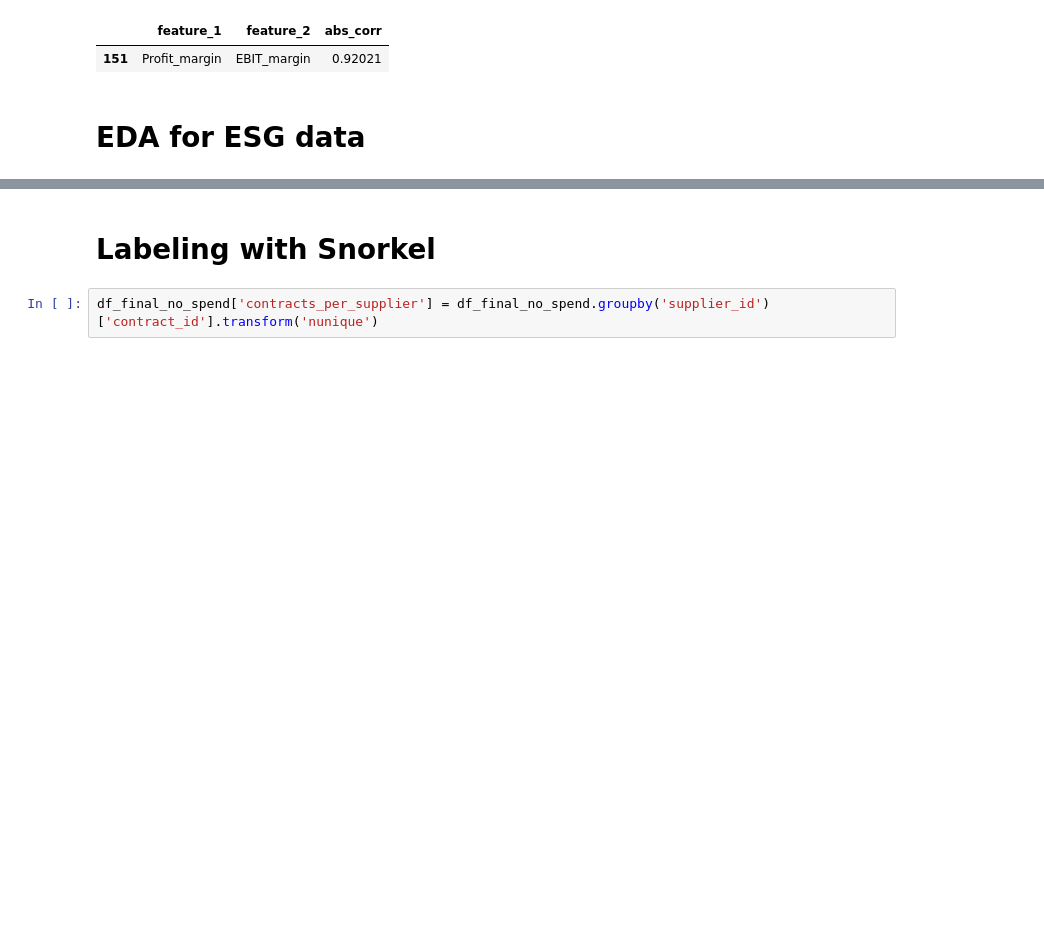
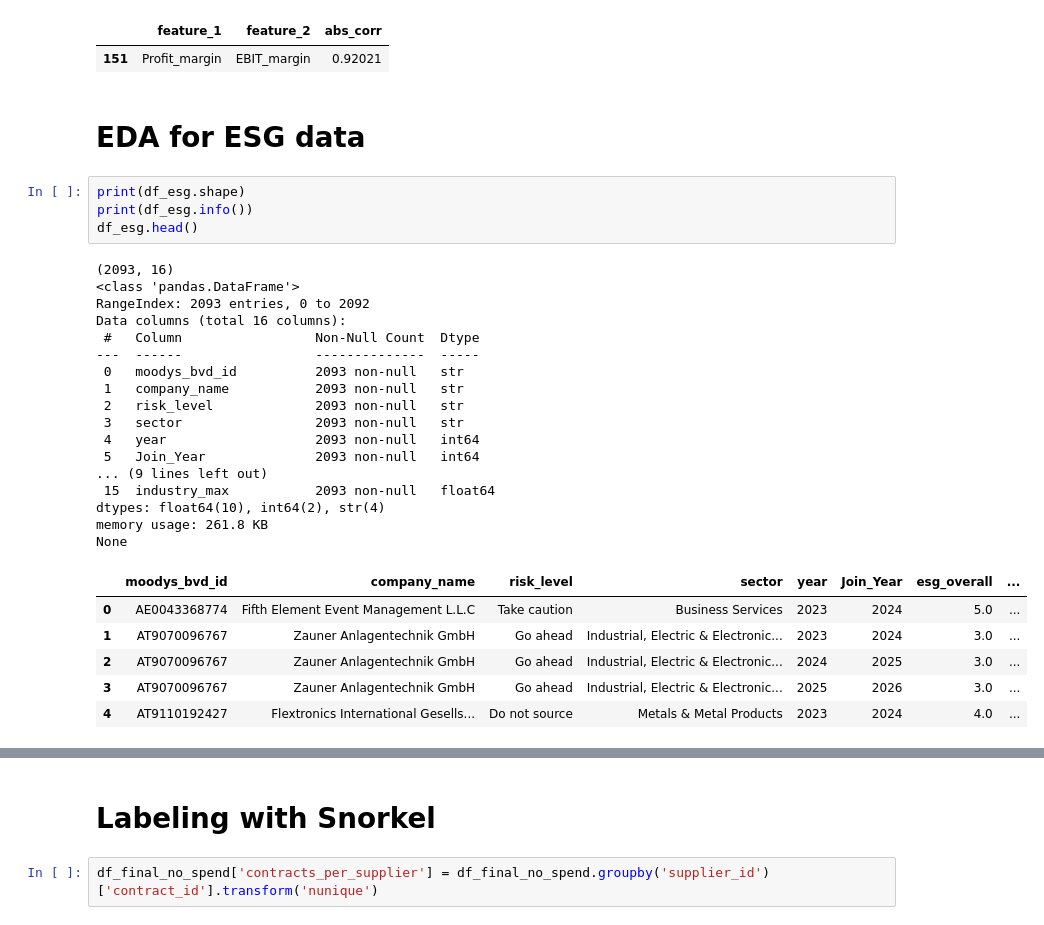
Before and after one commit to ThomasRoennebek/Signal_Fusion_with_Meta-learners-, a Jupyter notebook: Notebooks/Snorkel_labeling.ipynb, the cells around one changed output, grey strips where cells are left out. Drawn from its saved outputs; the diff is of its cells as text; blank space fills up the shorter version.

```diff
--- a/Notebooks/Snorkel_labeling.ipynb
+++ b/Notebooks/Snorkel_labeling.ipynb
@@ -589,3 +589,31 @@ display(high_corr_pairs)
 | 151 | Profit_margin | EBIT_margin | 0.92021 |
 # %% [markdown]
 # EDA for ESG data
+# %%
+print(df_esg.shape)
+print(df_esg.info())
+df_esg.head()
+# %% [output]
+(2093, 16)
+<class 'pandas.DataFrame'>
+RangeIndex: 2093 entries, 0 to 2092
+Data columns (total 16 columns):
+ #   Column                 Non-Null Count  Dtype
+---  ------                 --------------  -----
+ 0   moodys_bvd_id          2093 non-null   str
+ 1   company_name           2093 non-null   str
+ 2   risk_level             2093 non-null   str
+ 3   sector                 2093 non-null   str
+ 4   year                   2093 non-null   int64
+ 5   Join_Year              2093 non-null   int64
+... (9 lines left out)
+ 15  industry_max           2093 non-null   float64
+dtypes: float64(10), int64(2), str(4)
+memory usage: 261.8 KB
+None
+|  | moodys_bvd_id | company_name | risk_level | sector | year | Join_Year | esg_overall | ... |
+| 0 | AE0043368774 | Fifth Element Event Management L.L.C | Take caution | Business Services | 2023 | 2024 | 5.0 | ... |
+| 1 | AT9070096767 | Zauner Anlagentechnik GmbH | Go ahead | Industrial, Electric & Electronic... | 2023 | 2024 | 3.0 | ... |
+| 2 | AT9070096767 | Zauner Anlagentechnik GmbH | Go ahead | Industrial, Electric & Electronic... | 2024 | 2025 | 3.0 | ... |
+| 3 | AT9070096767 | Zauner Anlagentechnik GmbH | Go ahead | Industrial, Electric & Electronic... | 2025 | 2026 | 3.0 | ... |
+| 4 | AT9110192427 | Flextronics International Gesells... | Do not source | Metals & Metal Products | 2023 | 2024 | 4.0 | ... |
```
Also changed, not shown: parts of 46 cells of this notebook, 3 other files.
